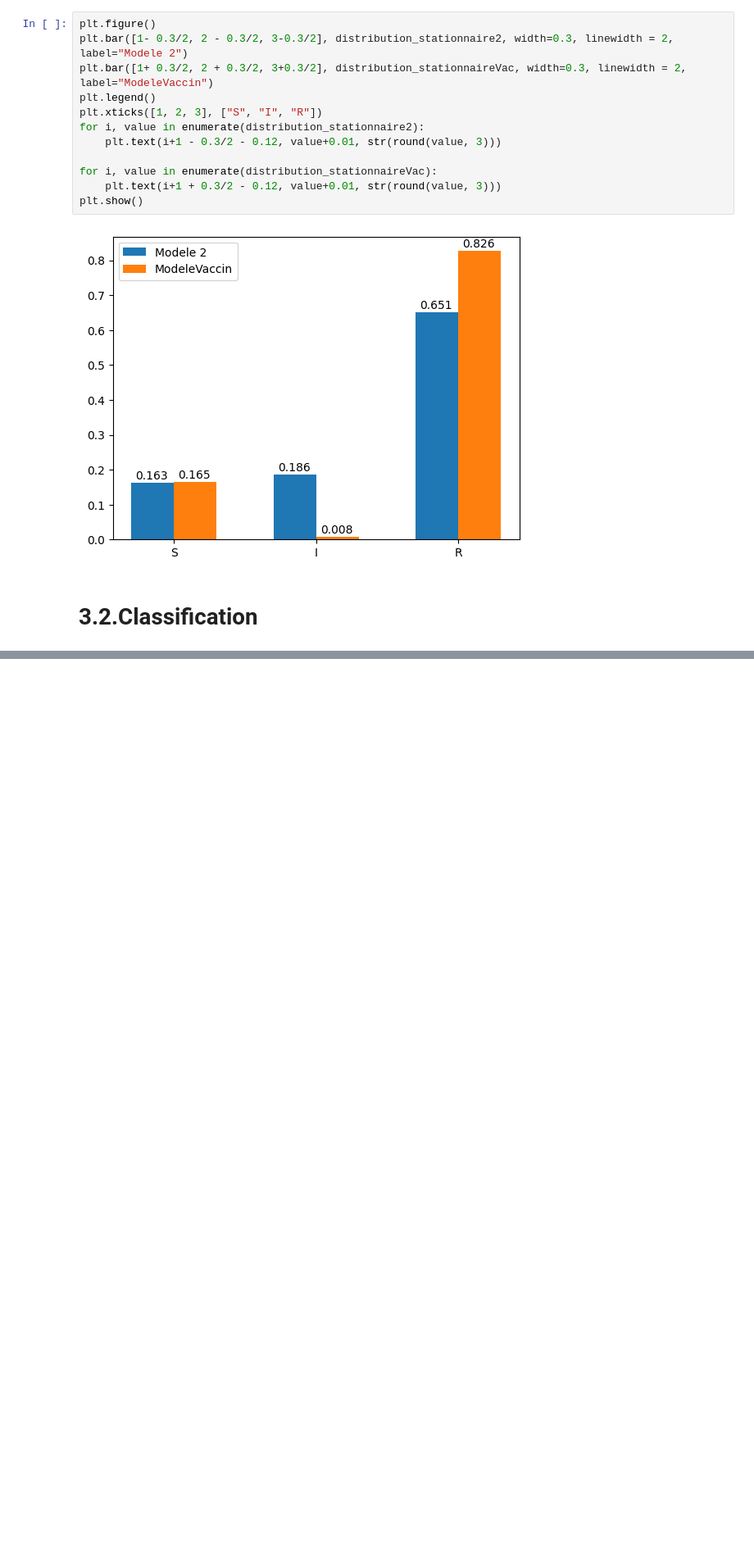
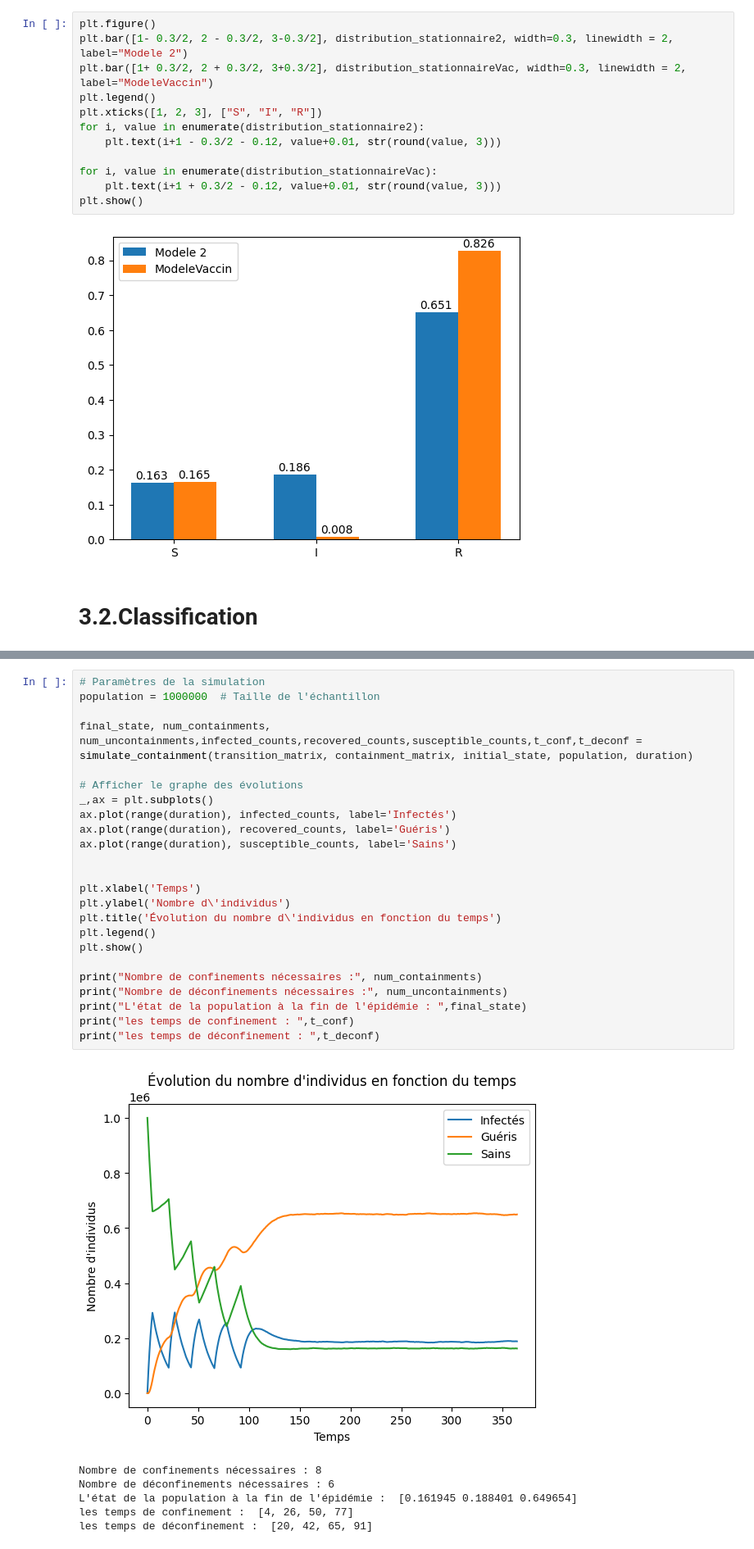
Before and after one commit to Brainyranger/First_Stat_Project, a Jupyter notebook: Third_Stat_Project/stat_projet_3(3).ipynb, the cells around one changed output, grey strips where cells are left out. Shown at 82% size. Drawn from its saved outputs; the diff is of its cells as text; blank space fills up the shorter version.

```diff
--- a/Third_Stat_Project/stat_projet_3(3).ipynb
+++ b/Third_Stat_Project/stat_projet_3(3).ipynb
@@ -759,0 +869,31 @@ def probSeq()
+# %%
+# Paramètres de la simulation
+population = 1000000  # Taille de l'échantillon
+
+final_state, num_containments, num_uncontainments,infected_counts,recovered_counts,susceptible_counts,t_conf,t_deconf = simulate_containment(transition_matrix, containment_matrix, initial_state, population, duration)
+
+# Afficher le graphe des évolutions
+_,ax = plt.subplots()
+ax.plot(range(duration), infected_counts, label='Infectés')
+ax.plot(range(duration), recovered_counts, label='Guéris')
+ax.plot(range(duration), susceptible_counts, label='Sains')
+
+
+plt.xlabel('Temps')
+plt.ylabel('Nombre d\'individus')
+plt.title('Évolution du nombre d\'individus en fonction du temps')
+plt.legend()
+plt.show()
+
+print("Nombre de confinements nécessaires :", num_containments)
+print("Nombre de déconfinements nécessaires :", num_uncontainments)
+print("L'état de la population à la fin de l'épidémie : ",final_state)
+print("les temps de confinement : ",t_conf)
+print("les temps de déconfinement : ",t_deconf)
+# %% [output]
+[figure, added]
+Nombre de confinements nécessaires : 8
+Nombre de déconfinements nécessaires : 6
+L'état de la population à la fin de l'épidémie :  [0.161945 0.188401 0.649654]
+les temps de confinement :  [4, 26, 50, 77]
+les temps de déconfinement :  [20, 42, 65, 91]
```
Also changed, not shown: parts of 49 cells of this notebook.
